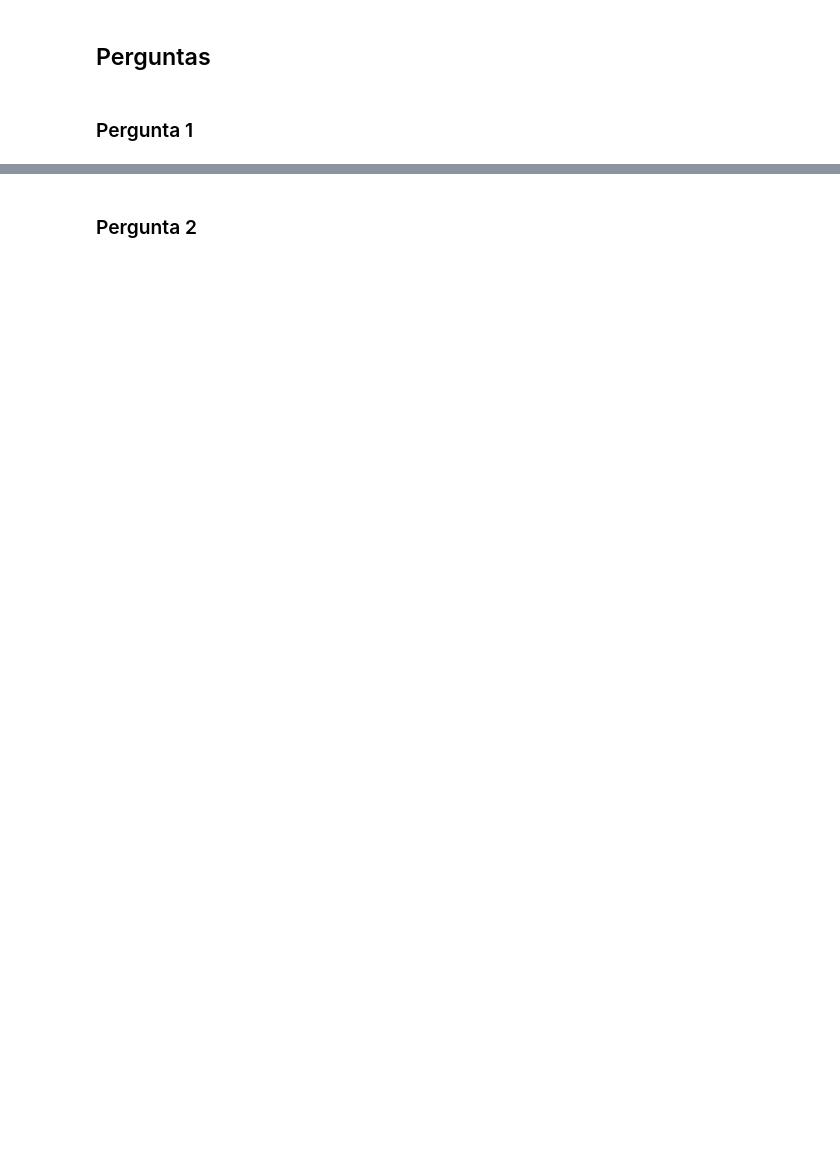
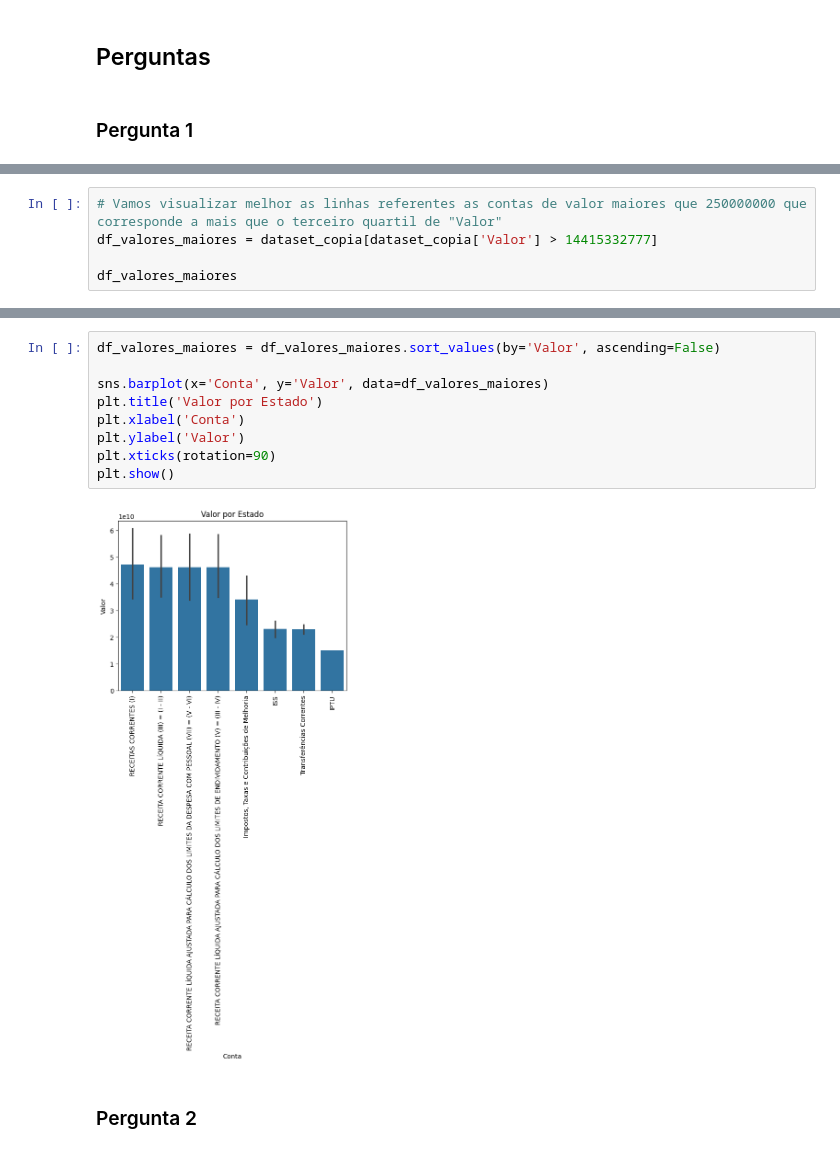
Before and after one commit to juliajgmb/projeto_icd, a Jupyter notebook: fase_Final.ipynb, the cells around one changed output, grey strips where cells are left out. Cells and saved outputs as stored; diff of their text form; blank space fills up the shorter version.

```diff
--- a/fase_Final.ipynb
+++ b/fase_Final.ipynb
@@ -87,0 +129,5 @@ df_valores_negativos
+# %%
+# Vamos visualizar melhor as linhas referentes as contas de valor maiores que 250000000 que corresponde a mais que o terceiro quartil de "Valor"
+df_valores_maiores = dataset_copia[dataset_copia['Valor'] > 14415332777]
+
+df_valores_maiores
@@ -88,2 +148,13 @@ df_valores_negativos
+# %%
+df_valores_maiores = df_valores_maiores.sort_values(by='Valor', ascending=False)
+
+sns.barplot(x='Conta', y='Valor', data=df_valores_maiores)
+plt.title('Valor por Estado')
+plt.xlabel('Conta')
+plt.ylabel('Valor')
+plt.xticks(rotation=90)
+plt.show()
+# %% [output]
+[figure, added]
 # %% [markdown]
 ### Pergunta 2
```
Also changed, not shown: parts of 14 cells of this notebook.
